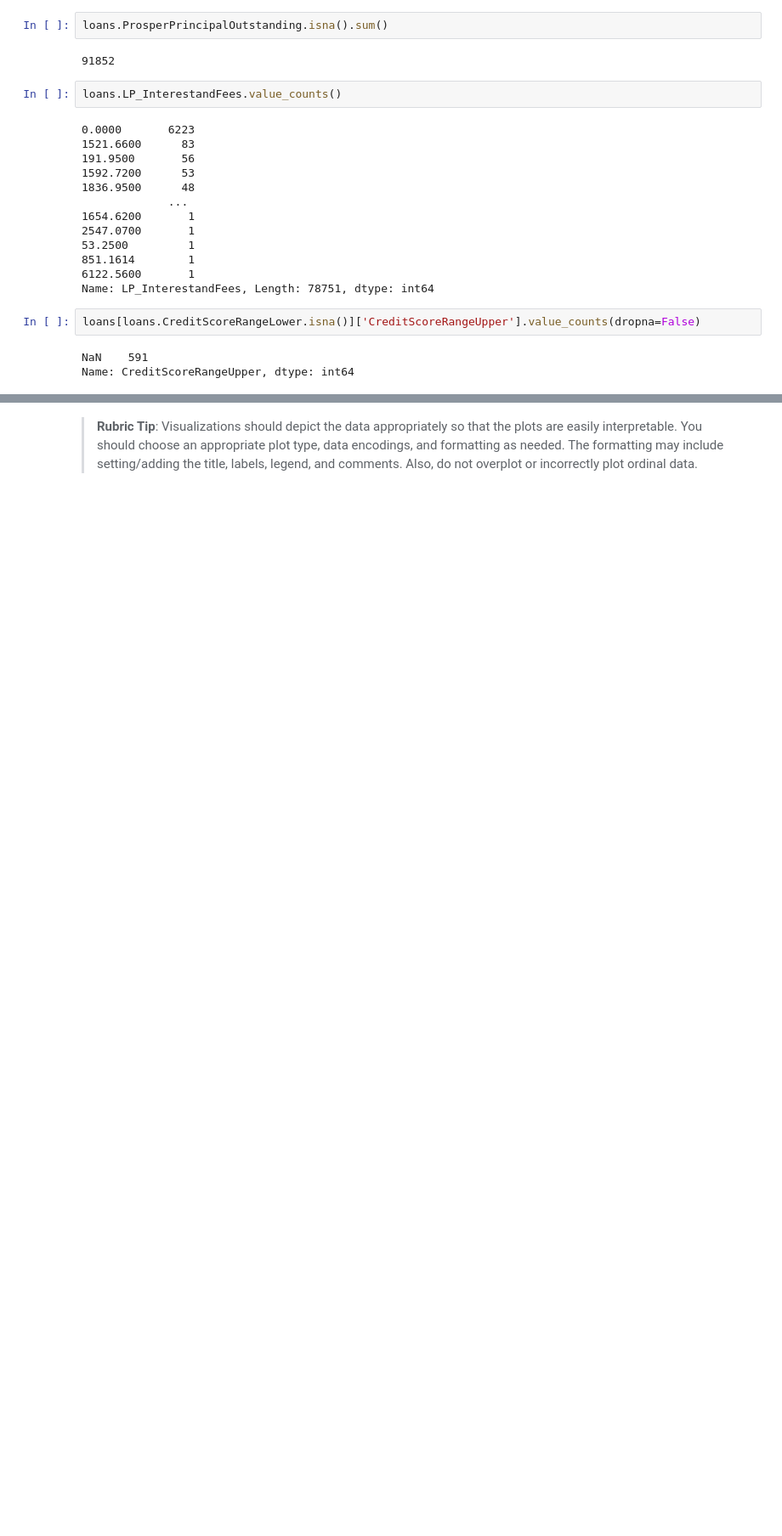
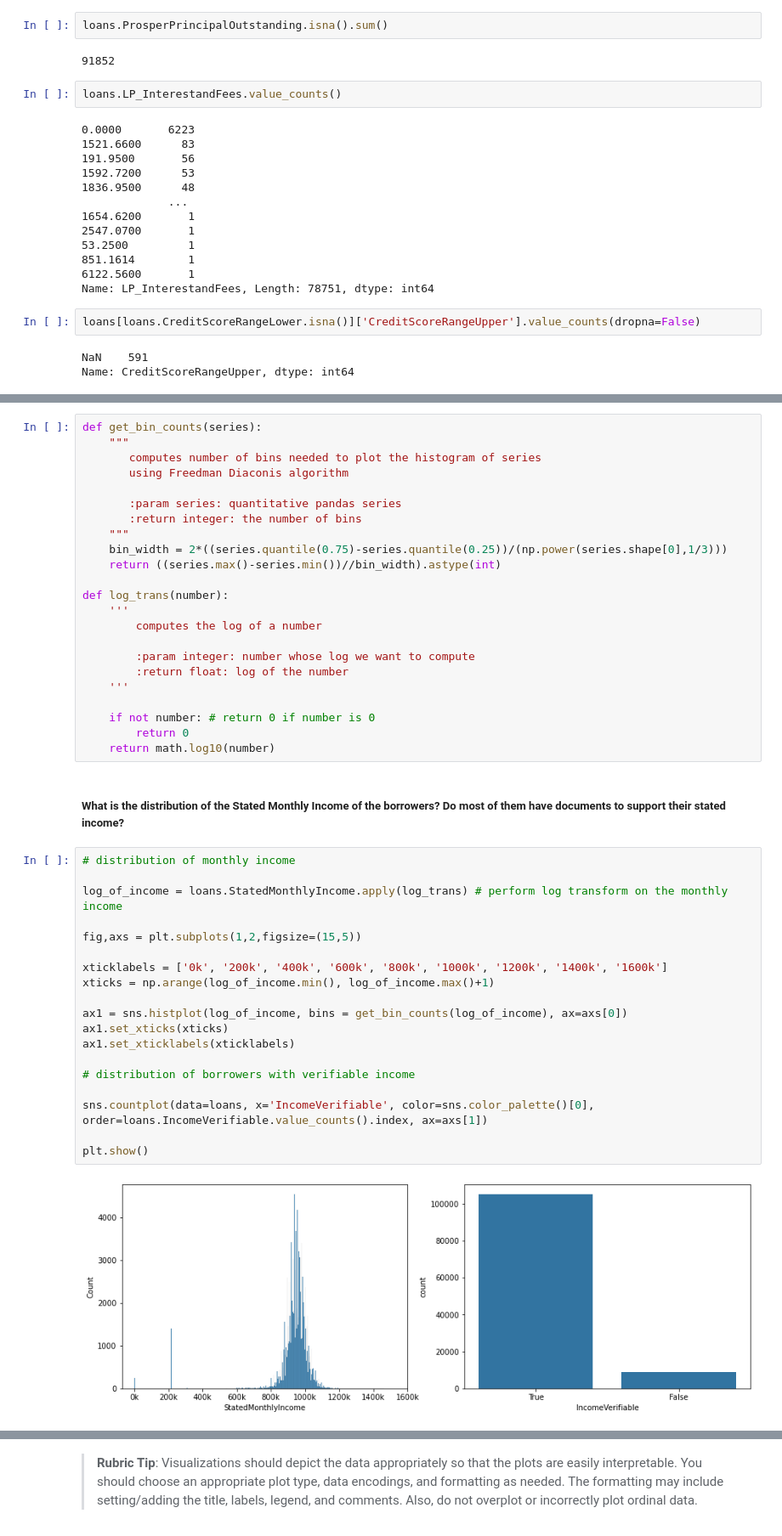
Before and after one commit to cnikoro/prosper_loan_eda, a Jupyter notebook: Part_I_exploration_template.ipynb, the cells around one changed output, grey strips where cells are left out. Shown at 85% size. Drawn from its saved outputs; the diff is of its cells as text; blank space fills up the shorter version.

```diff
--- a/Part_I_exploration_template.ipynb
+++ b/Part_I_exploration_template.ipynb
@@ -257,0 +276,46 @@ and prepare yourself to look at relationships between variables.
+# %%
+def get_bin_counts(series):
+    """
+       computes number of bins needed to plot the histogram of series
+       using Freedman Diaconis algorithm
+
+       :param series: quantitative pandas series
+       :return integer: the number of bins
+    """
+    bin_width = 2*((series.quantile(0.75)-series.quantile(0.25))/(np.power(series.shape[0],1/3)))
+    return ((series.max()-series.min())//bin_width).astype(int)
+
+def log_trans(number):
+    '''
+        computes the log of a number
+
+        :param integer: number whose log we want to compute
+        :return float: log of the number
+    '''
+
+    if not number: # return 0 if number is 0
+        return 0
+    return math.log10(number)
+# %% [markdown]
+##### What is the distribution of the Stated Monthly Income of the borrowers? Do most of them have documents to support their stated income?
+# %%
+# distribution of monthly income
+
+log_of_income = loans.StatedMonthlyIncome.apply(log_trans) # perform log transform on the monthly income
+
+fig,axs = plt.subplots(1,2,figsize=(15,5))
+
+xticklabels = ['0k', '200k', '400k', '600k', '800k', '1000k', '1200k', '1400k', '1600k']
+xticks = np.arange(log_of_income.min(), log_of_income.max()+1)
+
+ax1 = sns.histplot(log_of_income, bins = get_bin_counts(log_of_income), ax=axs[0])
+ax1.set_xticks(xticks)
+ax1.set_xticklabels(xticklabels)
+
+# distribution of borrowers with verifiable income
+
+sns.countplot(data=loans, x='IncomeVerifiable', color=sns.color_palette()[0], order=loans.IncomeVerifiable.value_counts().index, ax=axs[1])
+
+plt.show()
+# %% [output]
+[figure, added]
```
Also changed, not shown: parts of 18 cells of this notebook.
